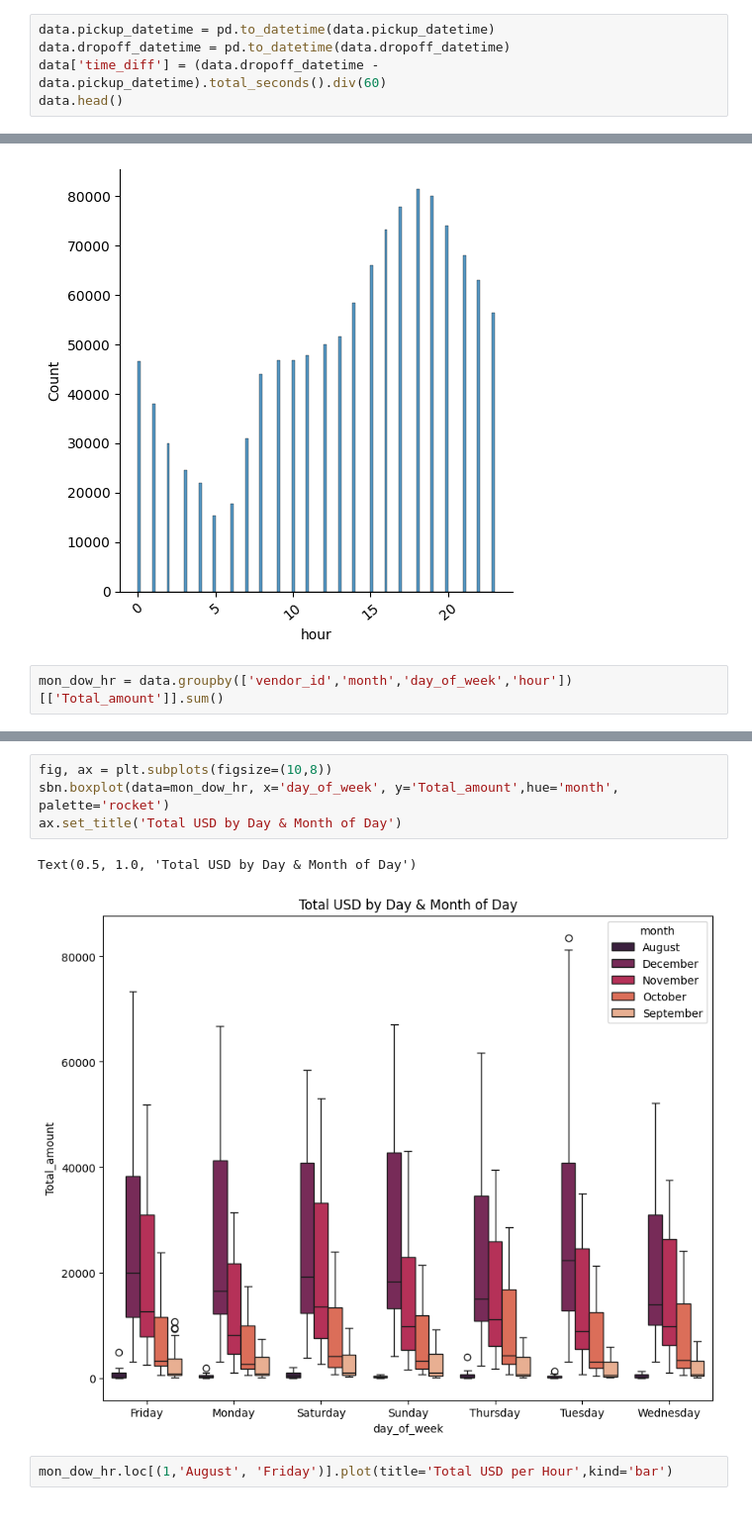
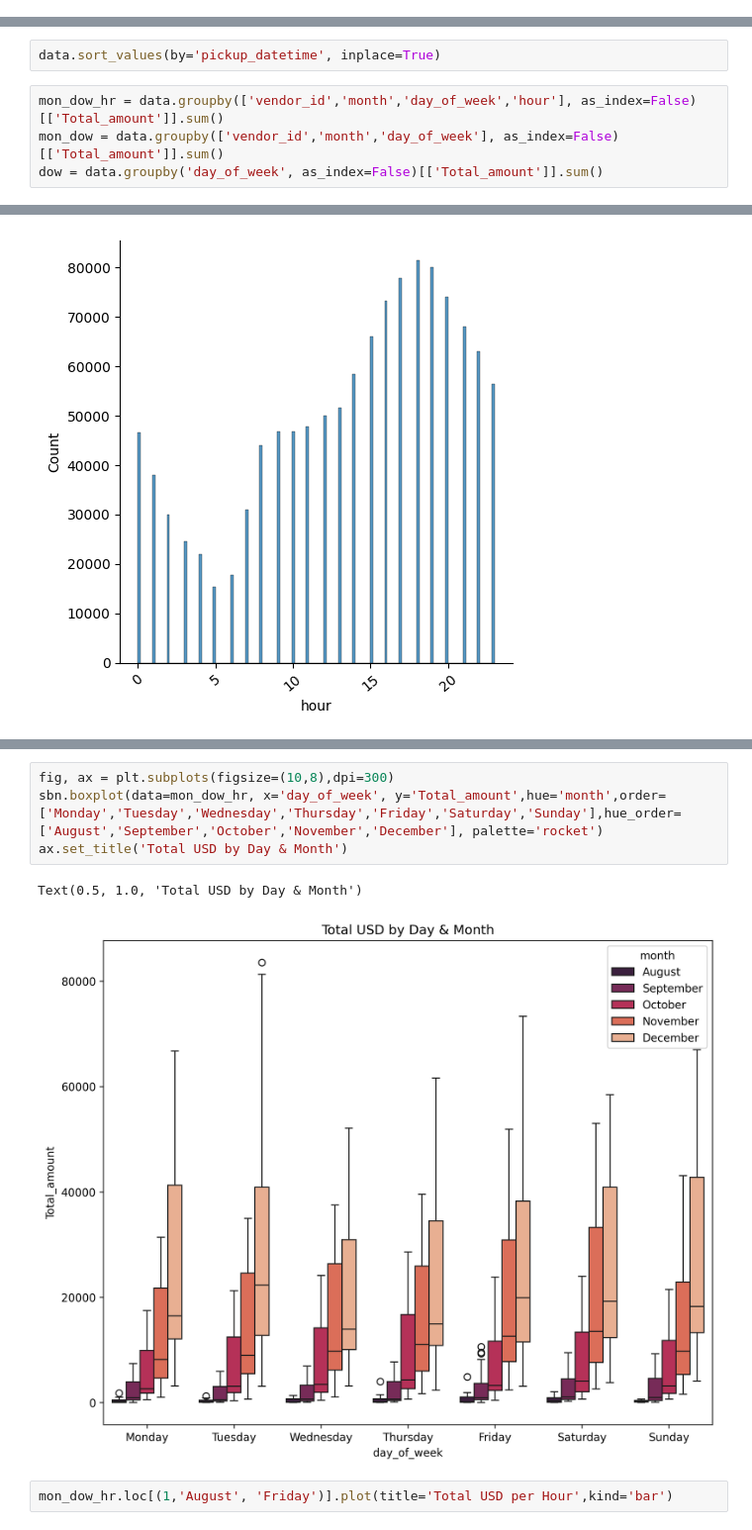
Before and after one commit to AVelaryon/Green_Taxi_2013_Data, a Jupyter notebook: Taxi_Business_Project.ipynb, the cells around one changed output, grey strips where cells are left out. Shown at 99% size. Drawn from its saved outputs; the diff is of its cells as text.

```diff
--- a/Taxi_Business_Project.ipynb
+++ b/Taxi_Business_Project.ipynb
@@ -17,5 +20,0 @@ data.head()
-# %%
-data.pickup_datetime = pd.to_datetime(data.pickup_datetime)
-data.dropoff_datetime = pd.to_datetime(data.dropoff_datetime)
-data['time_diff'] = (data.dropoff_datetime - data.pickup_datetime).total_seconds().div(60)
-data.head()
@@ -32,5 +24,11 @@ data.drop(columns=['Ehail_fee'], inplace=True)
 data['day_of_week'] = data['pickup_datetime'].dt.day_name()
 data['month'] = data.pickup_datetime.dt.month_name()
 data['hour'] = data.pickup_datetime.dt.hour
+# %%
+data.sort_values(by='pickup_datetime', inplace=True)
+# %%
+mon_dow_hr = data.groupby(['vendor_id','month','day_of_week','hour'], as_index=False)[['Total_amount']].sum()
+mon_dow = data.groupby(['vendor_id','month','day_of_week'], as_index=False)[['Total_amount']].sum()
+dow = data.groupby('day_of_week', as_index=False)[['Total_amount']].sum()
 # %%
 fig= plt.figure(figsize=(10,10))
@@ -48,5 +48,3 @@ plt.show()
 # %% [output]
 <Figure size 1000x1000 with 0 Axes>
 [figure]
-# %%
-mon_dow_hr = data.groupby(['vendor_id','month','day_of_week','hour'])[['Total_amount']].sum()
@@ -67,10 +63,10 @@ Text(0.5, 1.0, 'Total USD by Month & Hour of Day')
 # %%
-fig, ax = plt.subplots(figsize=(10,8))
-sbn.boxplot(data=mon_dow_hr, x='day_of_week', y='Total_amount',hue='month', palette='rocket')
-ax.set_title('Total USD by Day & Month of Day')
+fig, ax = plt.subplots(figsize=(10,8),dpi=300)
+sbn.boxplot(data=mon_dow_hr, x='day_of_week', y='Total_amount',hue='month',order=['Monday','Tuesday','Wednesday','Thursday','Friday','Saturday','Sunday'],hue_order=['August','September','October','November','December'], palette='rocket')
+ax.set_title('Total USD by Day & Month')
 # %% [output]
-Text(0.5, 1.0, 'Total USD by Day & Month of Day')
+Text(0.5, 1.0, 'Total USD by Day & Month')
-[figure, old version]
+[figure, new version]
 # %%
 mon_dow_hr.loc[(1,'August', 'Friday')].plot(title='Total USD per Hour',kind='bar')
 # %% [output]
```
Also changed, not shown: parts of 6 cells of this notebook.
